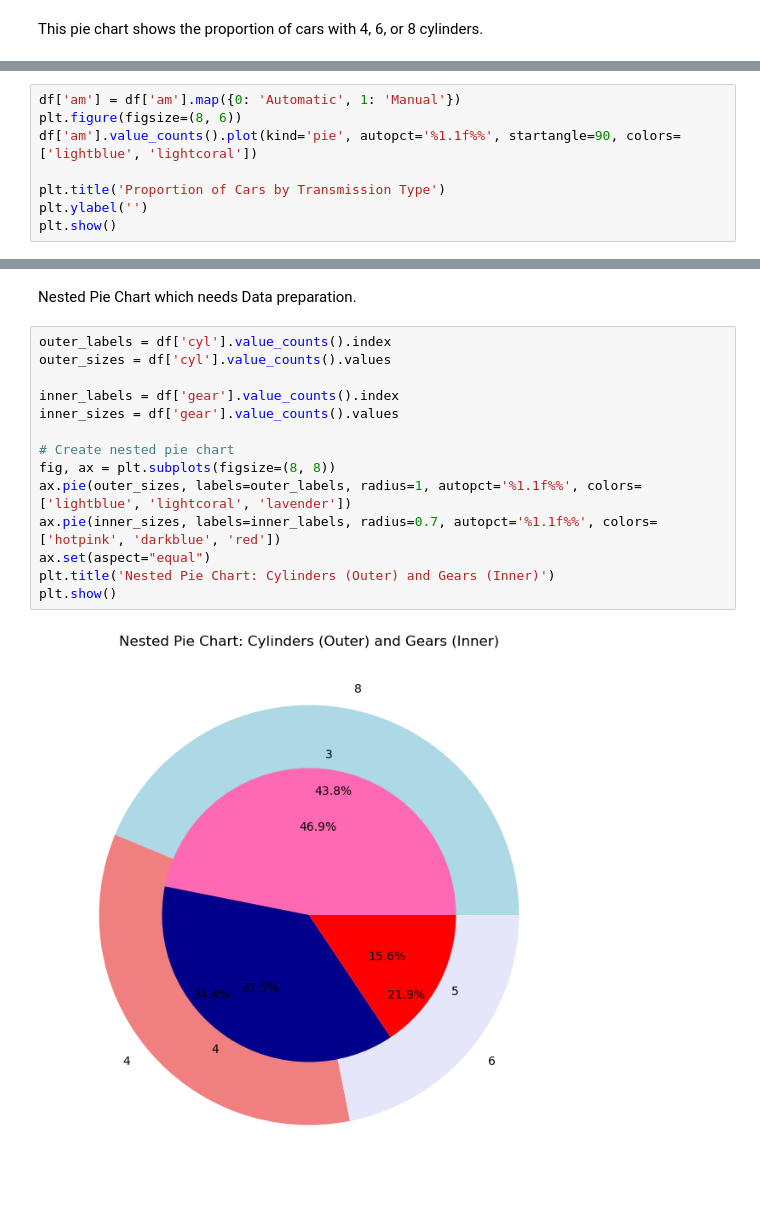
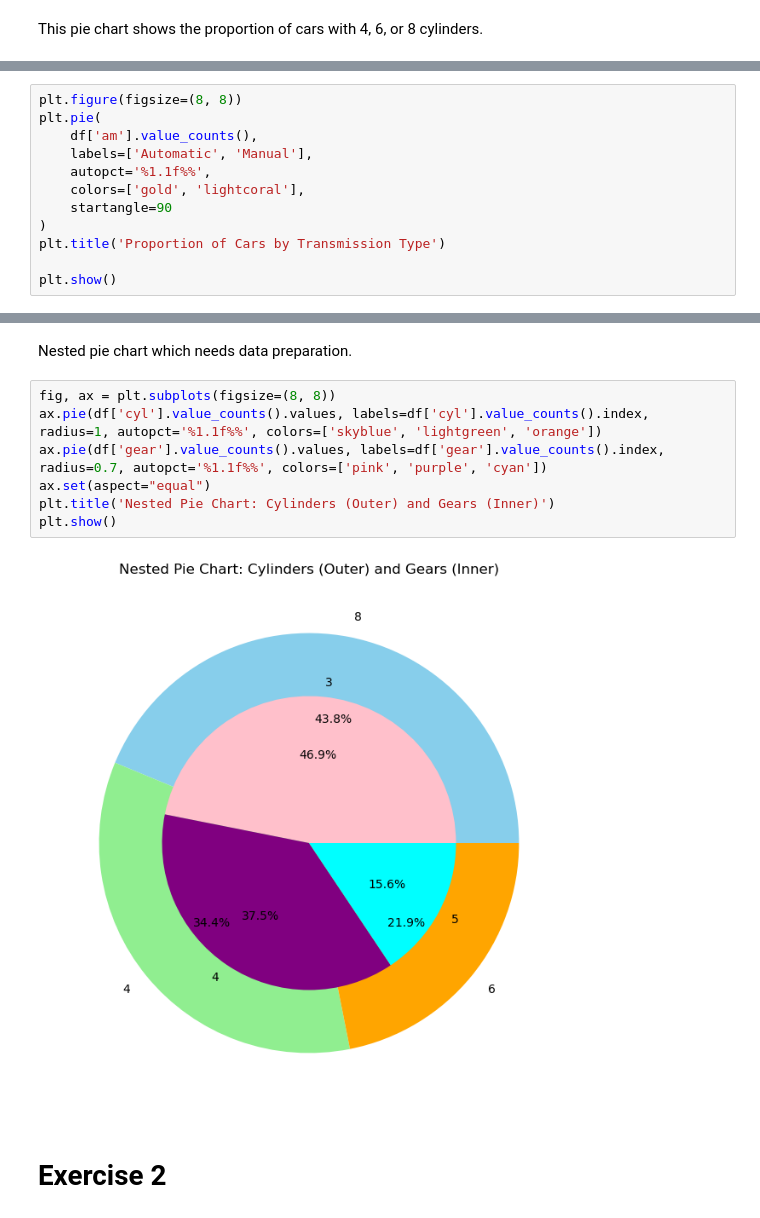
Before and after one commit to adarshinaganti/sem2, a Jupyter notebook: dav/Week7.ipynb, the cells around one changed output, grey strips where cells are left out. Cells and saved outputs as stored; diff of their text form.

```diff
--- a/dav/Week7.ipynb
+++ b/dav/Week7.ipynb
@@ -96,9 +104,13 @@ Pie Chart for Transmission Types.
 # %%
-df['am'] = df['am'].map({0: 'Automatic', 1: 'Manual'})
-plt.figure(figsize=(8, 6))
-df['am'].value_counts().plot(kind='pie', autopct='%1.1f%%', startangle=90, colors=['lightblue', 'lightcoral'])
+plt.figure(figsize=(8, 8))
+plt.pie(
+    df['am'].value_counts(),
+    labels=['Automatic', 'Manual'],
+    autopct='%1.1f%%',
+    colors=['gold', 'lightcoral'],
+    startangle=90
+)
+plt.title('Proportion of Cars by Transmission Type')
 
-plt.title('Proportion of Cars by Transmission Type')
-plt.ylabel('')
 plt.show()
 # %% [output]
@@ -106,18 +118,13 @@ plt.show()
 # %% [markdown]
-Nested Pie Chart which needs Data preparation.
+Nested pie chart which needs data preparation.
 # %%
-outer_labels = df['cyl'].value_counts().index
-outer_sizes = df['cyl'].value_counts().values
-
-inner_labels = df['gear'].value_counts().index
-inner_sizes = df['gear'].value_counts().values
-
-# Create nested pie chart
 fig, ax = plt.subplots(figsize=(8, 8))
-ax.pie(outer_sizes, labels=outer_labels, radius=1, autopct='%1.1f%%', colors=['lightblue', 'lightcoral', 'lavender'])
-ax.pie(inner_sizes, labels=inner_labels, radius=0.7, autopct='%1.1f%%', colors=['hotpink', 'darkblue', 'red'])
+ax.pie(df['cyl'].value_counts().values, labels=df['cyl'].value_counts().index, radius=1, autopct='%1.1f%%', colors=['skyblue', 'lightgreen', 'orange'])
+ax.pie(df['gear'].value_counts().values, labels=df['gear'].value_counts().index, radius=0.7, autopct='%1.1f%%', colors=['pink', 'purple', 'cyan'])
 ax.set(aspect="equal")
 plt.title('Nested Pie Chart: Cylinders (Outer) and Gears (Inner)')
 plt.show()
 # %% [output]
-[figure, old version]
+[figure, new version]
+# %% [markdown]
+# Exercise 2
```
Also changed, not shown: parts of 65 cells of this notebook, 1 other file.
